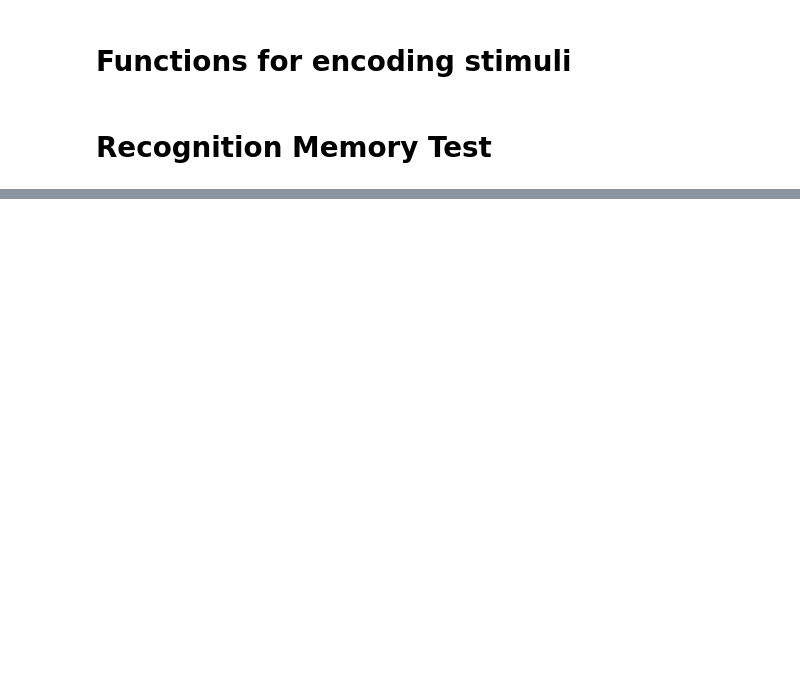
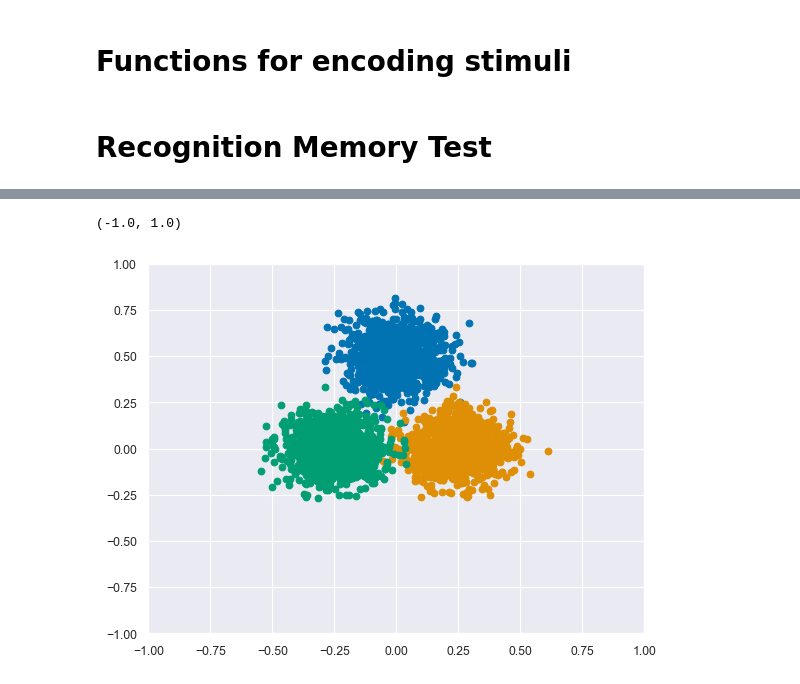
Before and after one commit to tejas-savalia/event-boundaries, a Jupyter notebook: simulations/categorization_sim.ipynb, the cells around one changed output, grey strips where cells are left out. Drawn from its saved outputs; the diff is of its cells as text; code cells hidden in the pictures; blank space fills up the shorter version.

```diff
--- a/simulations/categorization_sim.ipynb
+++ b/simulations/categorization_sim.ipynb
@@ -257,0 +287,11 @@ array([1, 1, 1, 1, 1, 0, 0, 0, 0, 0, 0, 2, 0, 0, 0, 0, 0, 0, 0, 0, 0, 0,
+# %%
+sns.set_theme('paper')
+sns.set_palette('colorblind')
+plt.scatter(pts_a[:, 0], pts_a[:, 1])
+plt.scatter(pts_b[:, 0], pts_b[:, 1])
+plt.scatter(pts_c[:, 0], pts_c[:, 1])
+plt.xlim((-1, 1))
+plt.ylim((-1, 1))
+# %% [output]
+(-1.0, 1.0)
+[figure, added]
```
Also changed, not shown: parts of 15 cells of this notebook, 11 other files.
